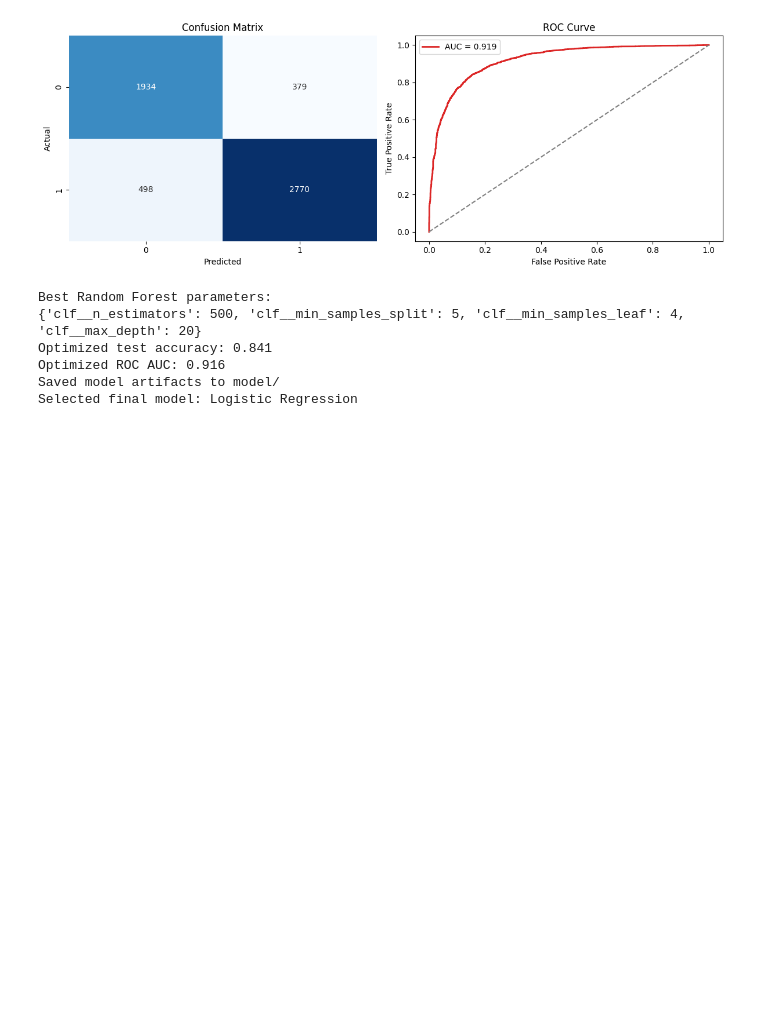
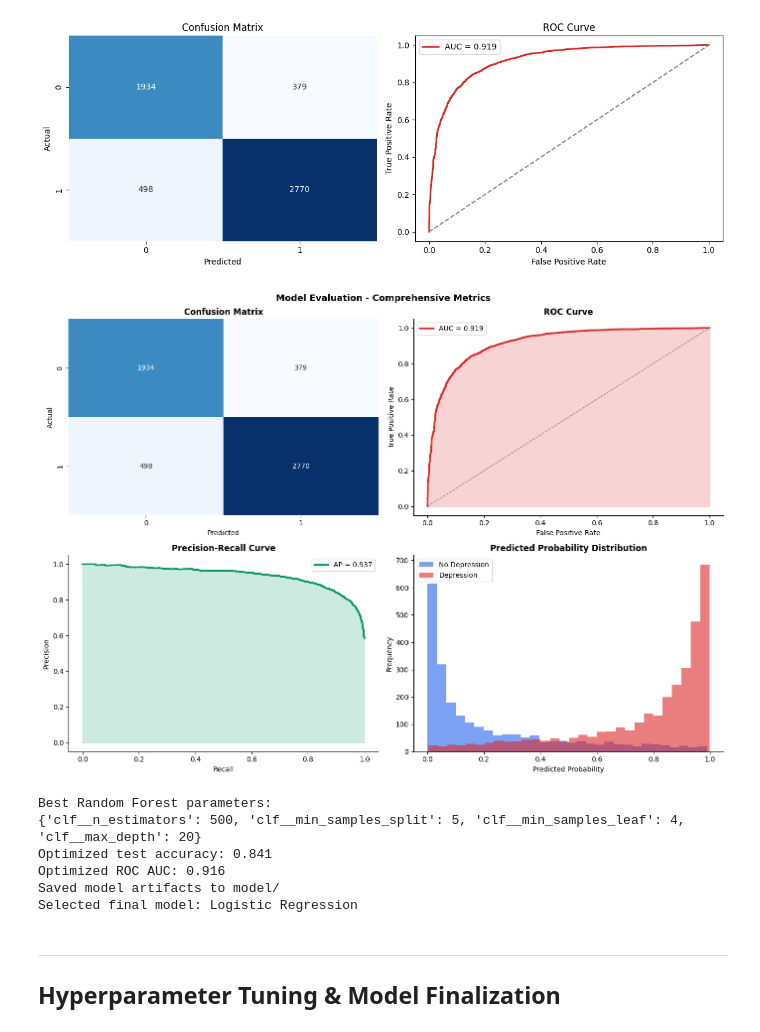
Before and after one commit to carolineehab7/MentalHealthTracker, a Jupyter notebook: backend/train_model.ipynb, the cells around one changed output. Drawn from its saved outputs; the diff is of its cells as text; code cells hidden in the pictures; blank space fills up the shorter version.

```diff
--- a/backend/train_model.ipynb
+++ b/backend/train_model.ipynb
@@ -202,6 +213,52 @@ No Depression       0.80      0.84      0.82      2313
     macro avg       0.84      0.84      0.84      5581
  weighted avg       0.84      0.84      0.84      5581
 [figure]
+# %%
+fig, axes = plt.subplots(2, 2, figsize=(14, 10))
+
+cm = confusion_matrix(y_test, y_pred)
+sns.heatmap(cm, annot=True, fmt='d', cmap='Blues', cbar=False, ax=axes[0, 0])
+axes[0, 0].set_title('Confusion Matrix', fontweight='bold')
+axes[0, 0].set_xlabel('Predicted')
+axes[0, 0].set_ylabel('Actual')
+
+fpr, tpr, _ = roc_curve(y_test, y_prob)
+axes[0, 1].plot(fpr, tpr, color='#dc2626', linewidth=2.5, label=f'AUC = {roc_auc_score(y_test, y_prob):.3f}')
+axes[0, 1].plot([0, 1], [0, 1], linestyle='--', color='gray', linewidth=1)
+axes[0, 1].fill_between(fpr, tpr, alpha=0.2, color='#dc2626')
+axes[0, 1].set_title('ROC Curve', fontweight='bold')
+axes[0, 1].set_xlabel('False Positive Rate')
+axes[0, 1].set_ylabel('True Positive Rate')
+axes[0, 1].legend()
+axes[0, 1].spines[['top', 'right']].set_visible(False)
+
+from sklearn.metrics import precision_recall_curve, average_precision_score
+precision, recall, _ = precision_recall_curve(y_test, y_prob)
+axes[1, 0].plot(recall, precision, color='#059669', linewidth=2.5,
+                label=f'AP = {average_precision_score(y_test, y_prob):.3f}')
+axes[1, 0].fill_between(recall, precision, alpha=0.2, color='#059669')
+axes[1, 0].set_title('Precision-Recall Curve', fontweight='bold')
+axes[1, 0].set_xlabel('Recall')
+axes[1, 0].set_ylabel('Precision')
+axes[1, 0].legend()
+axes[1, 0].spines[['top', 'right']].set_visible(False)
+
+pred_probs = pd.DataFrame({'Probability': y_prob, 'Actual': y_test})
+axes[1, 1].hist(pred_probs[pred_probs['Actual'] == 0]['Probability'], bins=30,
+               alpha=0.6, label='No Depression', color='#2563eb')
+axes[1, 1].hist(pred_probs[pred_probs['Actual'] == 1]['Probability'], bins=30,
+               alpha=0.6, label='Depression', color='#dc2626')
+axes[1, 1].set_title('Predicted Probability Distribution', fontweight='bold')
+axes[1, 1].set_xlabel('Predicted Probability')
+axes[1, 1].set_ylabel('Frequency')
+axes[1, 1].legend()
+axes[1, 1].spines[['top', 'right']].set_visible(False)
+
+plt.suptitle('Model Evaluation - Comprehensive Metrics', fontsize=13, fontweight='bold')
+plt.tight_layout()
+plt.show()
+# %% [output]
+[figure, added]
 # %%
 param_grid = {
     'clf__n_estimators': [200, 300, 500],
@@ -269,4 +326,7 @@ Optimized test accuracy: 0.841
 Optimized ROC AUC: 0.916
 Saved model artifacts to model/
 Selected final model: Logistic Regression
+# %% [markdown]
+---
+## Hyperparameter Tuning & Model Finalization
 # %% [markdown]
```
Also changed, not shown: parts of 13 cells of this notebook.
